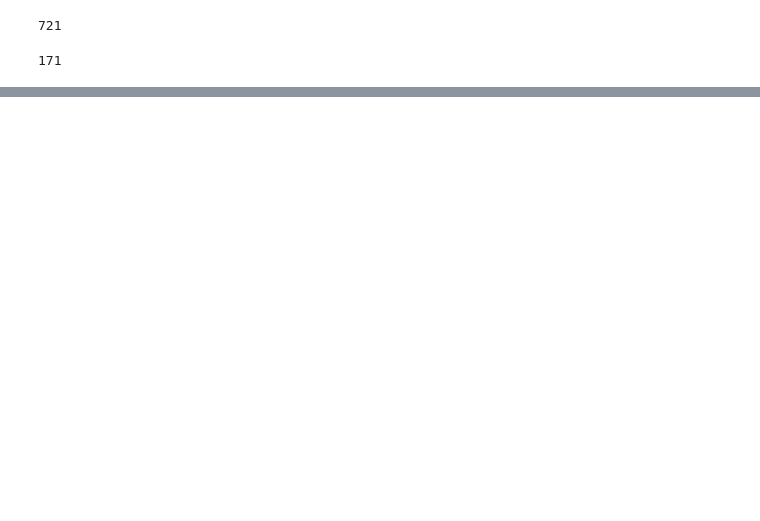
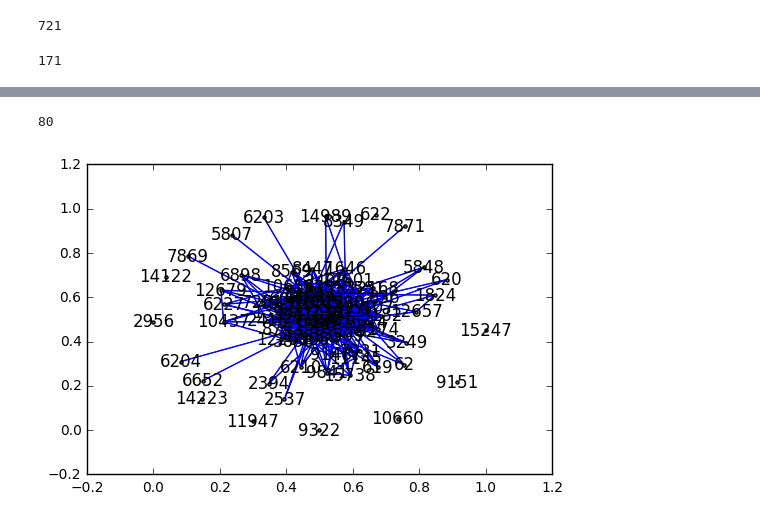
Before and after one commit to nevmenandr/six-degrees-of-leo-tolstoy, a Jupyter notebook: tolstoy.ipynb, the cells around one changed output, grey strips where cells are left out. Drawn from its saved outputs; the diff is of its cells as text; code cells hidden in the pictures; blank space fills up the shorter version.

```diff
--- a/tolstoy.ipynb
+++ b/tolstoy.ipynb
@@ -127,0 +223,10 @@ fg.close()
+# %%
+deg_cities = nx.degree_centrality(cities_G)
+labels_cities = nx.get_node_attributes(cities_G,'label')
+# %%
+i = 0
+for nodeid in sorted(deg_cities, key=deg_cities.get, reverse=True):
+    i += 1
+    if i == 51:
+        break
+    print (str(i) + '. ' + labels_cities[nodeid] + '\t' + str(round(deg_cities[nodeid], 3)))
@@ -127,0 +251,20 @@ fg.close()
+# %%
+countries = []
+f = codecs.open('countries.csv', 'r', 'utf-8')
+for line in f:
+    if '\t' in line:
+        place, coord = line.split('\t')
+    place = line.replace('\n', '')
+    countries.append(place)
+f.close()
+print(len(countries))
+# %% [output]
+80
+# %%
+countries_nodesid = []
+for fm in countries:
+    for nodeid in G:
+        if labels[nodeid] == fm:
+            countries_nodesid.append(nodeid)
+            break
+countries_G = G.subgraph(countries_nodesid)
@@ -127,0 +273,9 @@ fg.close()
+# %%
+pos=nx.spring_layout(countries_G)
+nx.draw_networkx_nodes(countries_G, pos, node_color='grey', node_size=5)
+nx.draw_networkx_edges(countries_G, pos, width=0.5)
+nx.draw_networkx_edges(countries_G, pos, edge_color='b')
+nx.draw_networkx_labels(countries_G, pos, font_size=12, font_family='sans-serif')
+plt.show()
+# %% [output]
+[figure, added]
```
Also changed, not shown: parts of 20 cells of this notebook, 8 other files.
